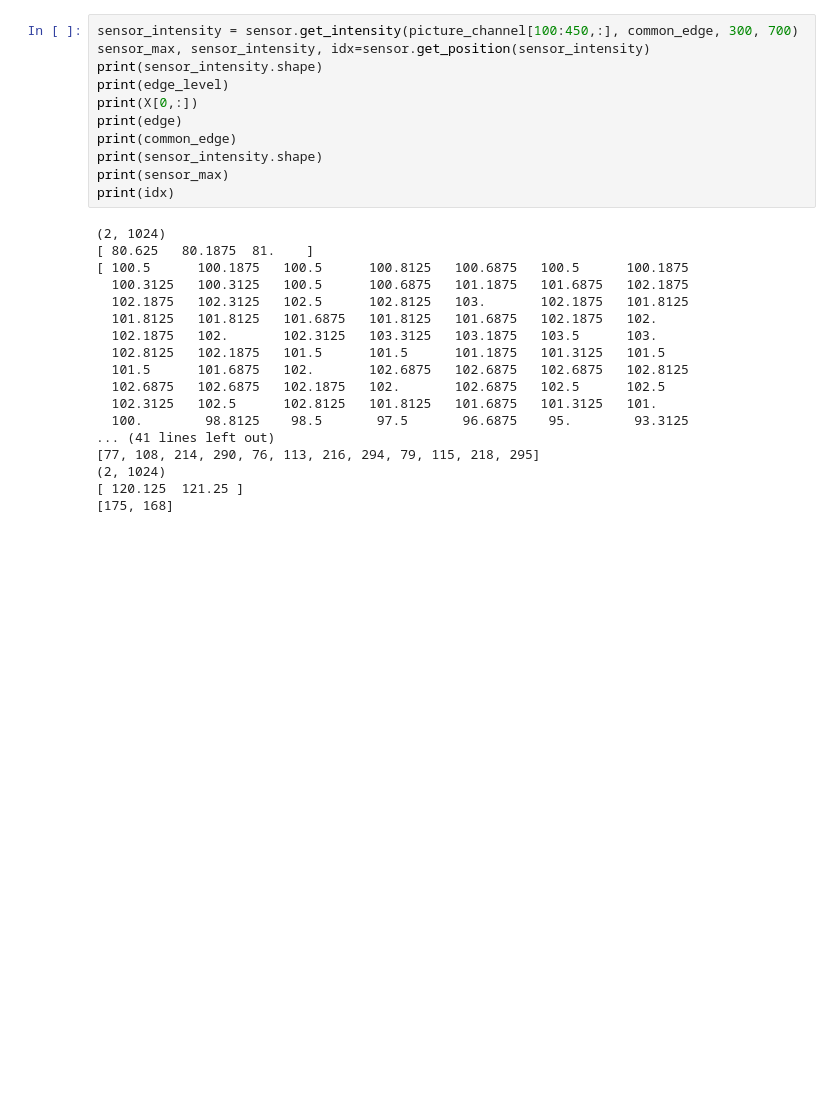
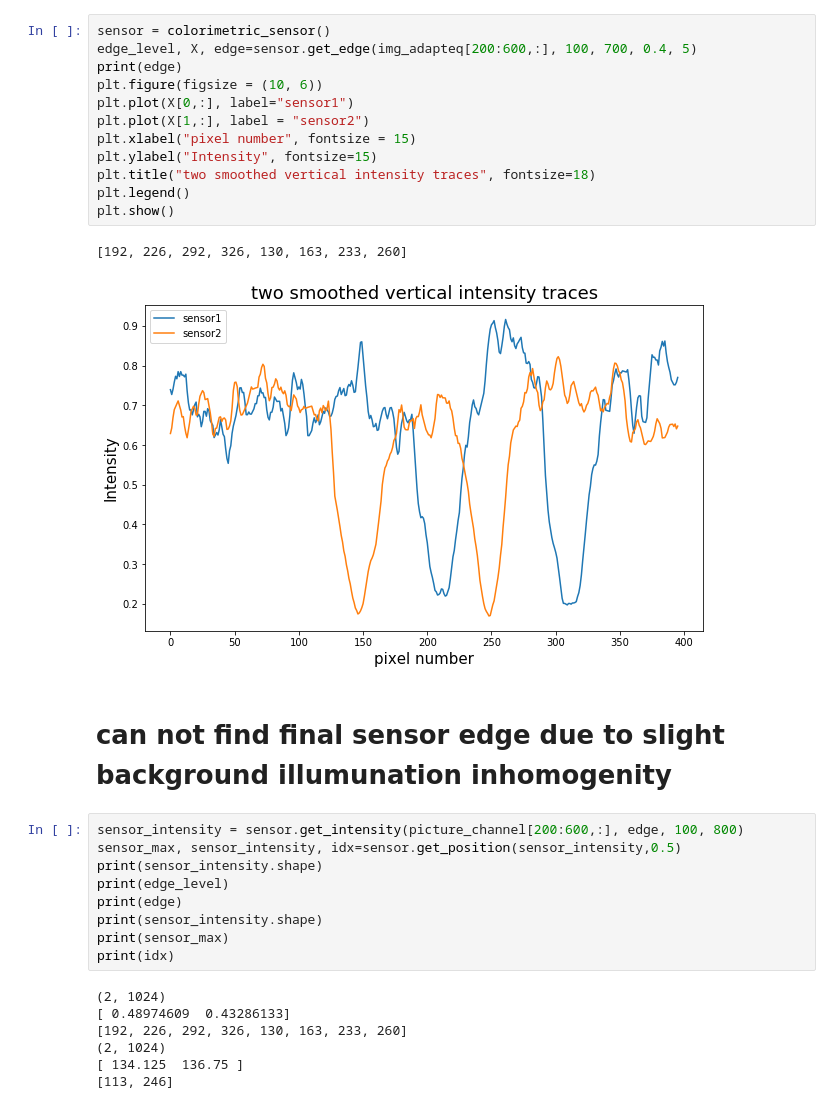
Before and after one commit to ZijianDu/Image_processing_colorimetric, a Jupyter notebook: colorimetric.ipynb, the cells around one changed output. Cells and saved outputs as stored; diff of their text form; blank space fills up the shorter version.

```diff
--- a/colorimetric.ipynb
+++ b/colorimetric.ipynb
@@ -242,29 +197,33 @@ common_edge[0]
+# %%
+sensor = colorimetric_sensor()
+edge_level, X, edge=sensor.get_edge(img_adapteq[200:600,:], 100, 700, 0.4, 5)
+print(edge)
+plt.figure(figsize = (10, 6))
+plt.plot(X[0,:], label="sensor1")
+plt.plot(X[1,:], label = "sensor2")
+plt.xlabel("pixel number", fontsize = 15)
+plt.ylabel("Intensity", fontsize=15)
+plt.title("two smoothed vertical intensity traces", fontsize=18)
+plt.legend()
+plt.show()
+# %% [output]
+[192, 226, 292, 326, 130, 163, 233, 260]
+[figure, added]
+# %% [markdown]
+# can not find final sensor edge due to slight background illumunation inhomogenity
 # %%
-sensor_intensity = sensor.get_intensity(picture_channel[100:450,:], common_edge, 300, 700)
-sensor_max, sensor_intensity, idx=sensor.get_position(sensor_intensity)
+sensor_intensity = sensor.get_intensity(picture_channel[200:600,:], edge, 100, 800)
+sensor_max, sensor_intensity, idx=sensor.get_position(sensor_intensity,0.5)
 print(sensor_intensity.shape)
 print(edge_level)
-print(X[0,:])
 print(edge)
-print(common_edge)
 print(sensor_intensity.shape)
 print(sensor_max)
 print(idx)
 # %% [output]
 (2, 1024)
-[ 80.625   80.1875  81.    ]
-[ 100.5      100.1875   100.5      100.8125   100.6875   100.5      100.1875
-  100.3125   100.3125   100.5      100.6875   101.1875   101.6875   102.1875
-  102.1875   102.3125   102.5      102.8125   103.       102.1875   101.8125
-  101.8125   101.8125   101.6875   101.8125   101.6875   102.1875   102.
-  102.1875   102.       102.3125   103.3125   103.1875   103.5      103.
-  102.8125   102.1875   101.5      101.5      101.1875   101.3125   101.5
-  101.5      101.6875   102.       102.6875   102.6875   102.6875   102.8125
-  102.6875   102.6875   102.1875   102.       102.6875   102.5      102.5
-  102.3125   102.5      102.8125   101.8125   101.6875   101.3125   101.
-  100.        98.8125    98.5       97.5       96.6875    95.        93.3125
-... (41 lines left out)
-[77, 108, 214, 290, 76, 113, 216, 294, 79, 115, 218, 295]
+[ 0.48974609  0.43286133]
+[192, 226, 292, 326, 130, 163, 233, 260]
 (2, 1024)
-[ 120.125  121.25 ]
-[175, 168]
+[ 134.125  136.75 ]
+[113, 246]
```
Also changed, not shown: parts of 36 cells of this notebook, 6 other files.
